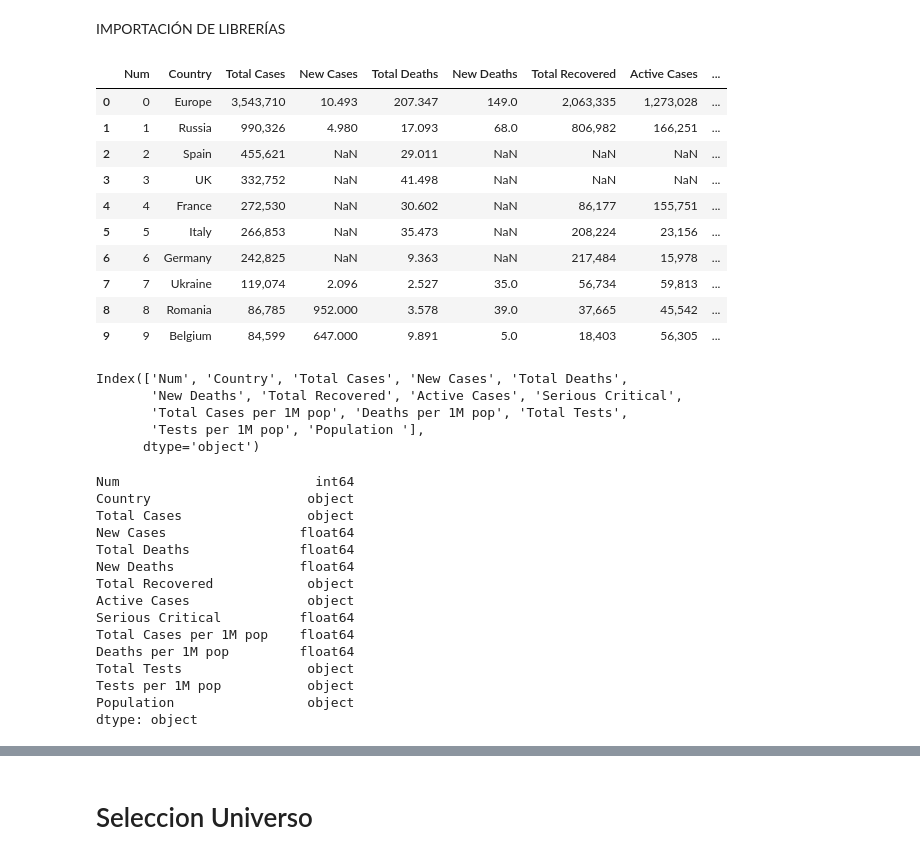
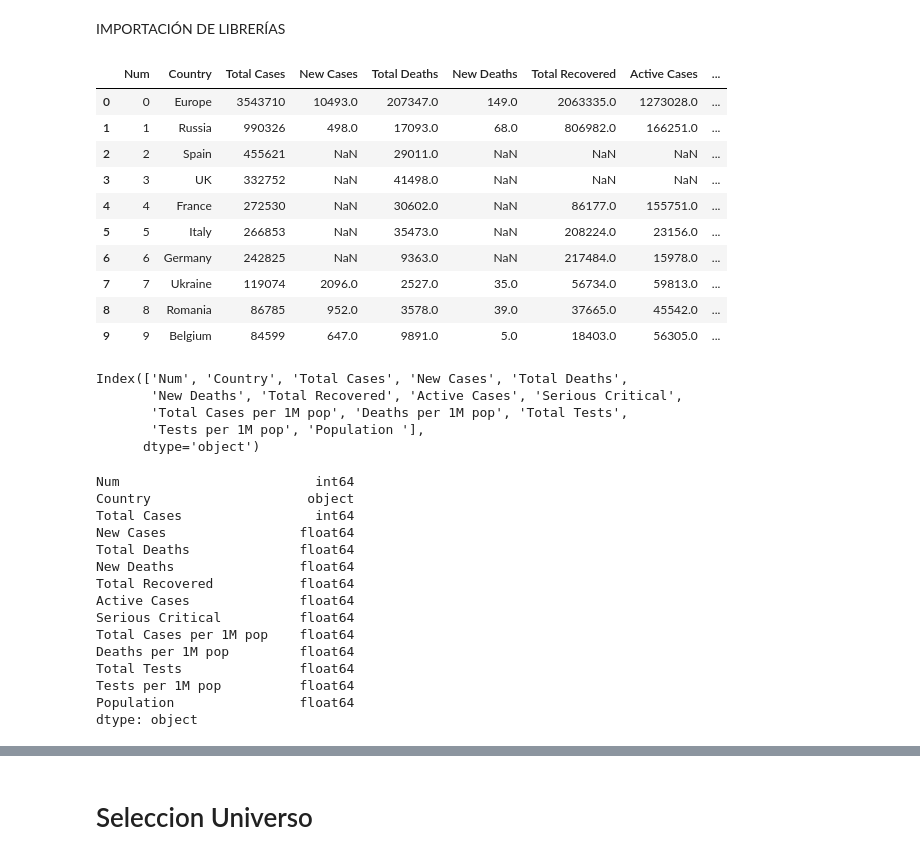
Before and after one commit to JALVARADORUIZ/Magister_BigData_UB, a Jupyter notebook: M2_AG1_GRUPO14.ipynb, the cells around one changed output, grey strips where cells are left out. Saved outputs shown, nothing was run; the diff lists cells and outputs as text; code cells hidden in the pictures.

```diff
--- a/M2_AG1_GRUPO14.ipynb
+++ b/M2_AG1_GRUPO14.ipynb
@@ -45,32 +45,35 @@ IMPORTACIÓN DE LIBRERÍAS
 # %%
 import pandas as pd
 import numpy as np
 import matplotlib.pyplot as plt
 from scipy.stats.stats import pearsonr
 import statsmodels.api as sm
 import seaborn as sns
 import math
 import pandas.util.testing as tm
+import warnings
+warnings.filterwarnings("ignore", category=DeprecationWarning)
 %matplotlib inline
 
 # Carga de Datos y visualización general
 
 url = 'https://raw.githubusercontent.com/md-lorente/data/master/worlddometer_covid_ue.csv'
-df = pd.read_csv(url, sep=";", decimal=",")
+#df = pd.read_csv(url, sep=";", decimal=",")
+df = pd.read_csv(url, sep=';',decimal = '.', thousands= ',')
 df = df.infer_objects()
 df.head(10)
 # %% [output]
 |  | Num | Country | Total Cases | New Cases | Total Deaths | New Deaths | Total Recovered | Active Cases | ... |
-| 0 | 0 | Europe | 3,543,710 | 10.493 | 207.347 | 149.0 | 2,063,335 | 1,273,028 | ... |
-| 1 | 1 | Russia | 990,326 | 4.980 | 17.093 | 68.0 | 806,982 | 166,251 | ... |
-| 2 | 2 | Spain | 455,621 | NaN | 29.011 | NaN | NaN | NaN | ... |
-| 3 | 3 | UK | 332,752 | NaN | 41.498 | NaN | NaN | NaN | ... |
-| 4 | 4 | France | 272,530 | NaN | 30.602 | NaN | 86,177 | 155,751 | ... |
-| 5 | 5 | Italy | 266,853 | NaN | 35.473 | NaN | 208,224 | 23,156 | ... |
-| 6 | 6 | Germany | 242,825 | NaN | 9.363 | NaN | 217,484 | 15,978 | ... |
-| 7 | 7 | Ukraine | 119,074 | 2.096 | 2.527 | 35.0 | 56,734 | 59,813 | ... |
-| 8 | 8 | Romania | 86,785 | 952.000 | 3.578 | 39.0 | 37,665 | 45,542 | ... |
-| 9 | 9 | Belgium | 84,599 | 647.000 | 9.891 | 5.0 | 18,403 | 56,305 | ... |
+| 0 | 0 | Europe | 3543710 | 10493.0 | 207347.0 | 149.0 | 2063335.0 | 1273028.0 | ... |
+| 1 | 1 | Russia | 990326 | 498.0 | 17093.0 | 68.0 | 806982.0 | 166251.0 | ... |
+| 2 | 2 | Spain | 455621 | NaN | 29011.0 | NaN | NaN | NaN | ... |
+| 3 | 3 | UK | 332752 | NaN | 41498.0 | NaN | NaN | NaN | ... |
+| 4 | 4 | France | 272530 | NaN | 30602.0 | NaN | 86177.0 | 155751.0 | ... |
+| 5 | 5 | Italy | 266853 | NaN | 35473.0 | NaN | 208224.0 | 23156.0 | ... |
+| 6 | 6 | Germany | 242825 | NaN | 9363.0 | NaN | 217484.0 | 15978.0 | ... |
+| 7 | 7 | Ukraine | 119074 | 2096.0 | 2527.0 | 35.0 | 56734.0 | 59813.0 | ... |
+| 8 | 8 | Romania | 86785 | 952.0 | 3578.0 | 39.0 | 37665.0 | 45542.0 | ... |
+| 9 | 9 | Belgium | 84599 | 647.0 | 9891.0 | 5.0 | 18403.0 | 56305.0 | ... |
 # %%
 df.columns
 # %% [output]
@@ -84,16 +87,16 @@ df.dtypes
 # %% [output]
 Num                         int64
 Country                    object
-Total Cases                object
+Total Cases                 int64
 New Cases                 float64
 Total Deaths              float64
 New Deaths                float64
-Total Recovered            object
-Active Cases               object
+Total Recovered           float64
+Active Cases              float64
 Serious Critical          float64
 Total Cases per 1M pop    float64
 Deaths per 1M pop         float64
-Total Tests                object
-Tests per 1M pop           object
-Population                 object
+Total Tests               float64
+Tests per 1M pop          float64
+Population                float64
 dtype: object
```
Also changed, not shown: parts of 30 cells of this notebook.
